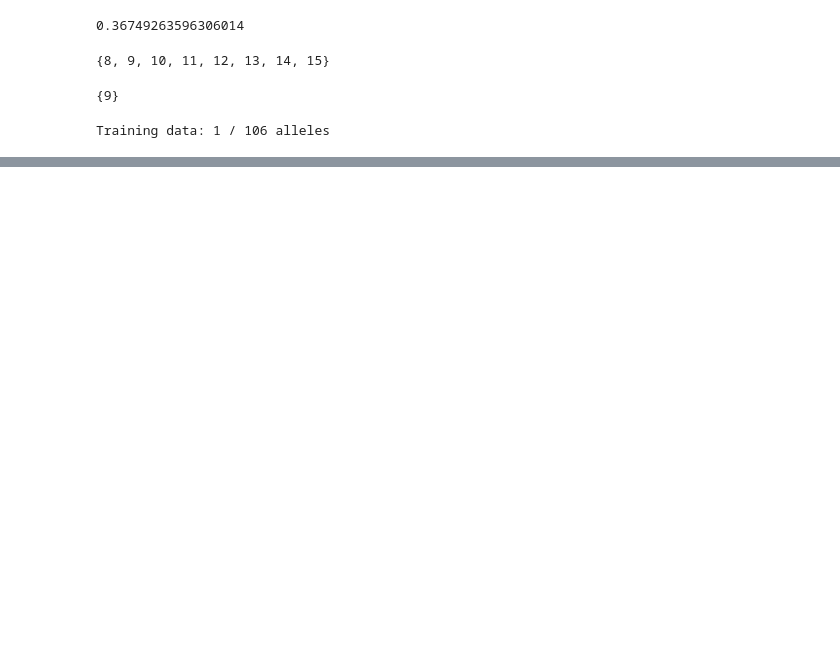
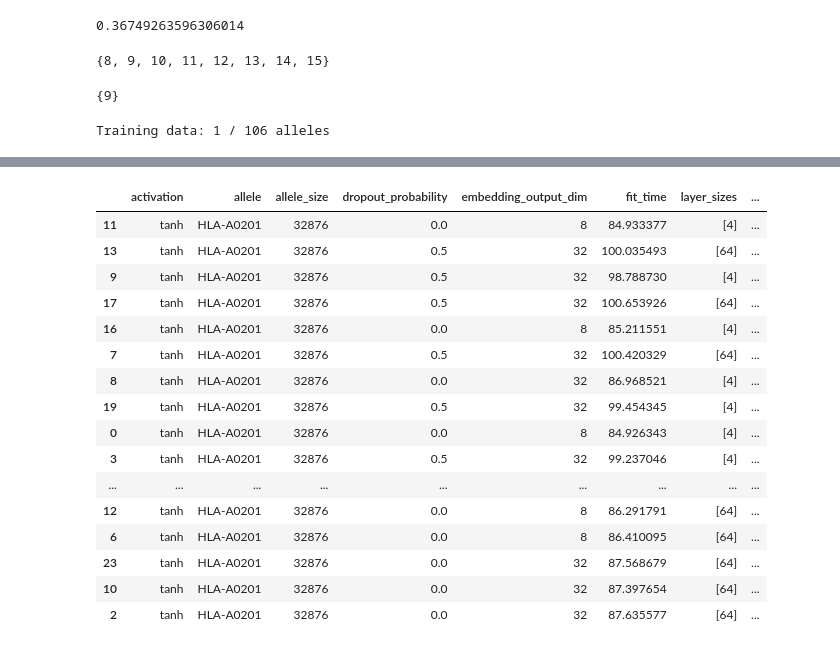
Before and after one commit to hammerlab/mhcflurry-icml-compbio-2016, a Jupyter notebook: notebooks/cv.ipynb, the cells around one changed output, grey strips where cells are left out. Cells and saved outputs as stored; diff of their text form; code cells hidden in the pictures; blank space fills up the shorter version.

```diff
--- a/notebooks/cv.ipynb
+++ b/notebooks/cv.ipynb
@@ -268,3 +310,26 @@ train_data["HLA-A0201"].X_index.shape
+# %%
+cv_df["combined"] = cv_df.test_auc + cv_df.test_f1 + cv_df.test_tau
+# %%
+cv_df.sort("combined", ascending=False, inplace=True)
+cv_df
+# %% [output]
+|  | activation | allele | allele_size | dropout_probability | embedding_output_dim | fit_time | layer_sizes | ... |
+| 11 | tanh | HLA-A0201 | 32876 | 0.0 | 8 | 84.933377 | [4] | ... |
+| 13 | tanh | HLA-A0201 | 32876 | 0.5 | 32 | 100.035493 | [64] | ... |
+| 9 | tanh | HLA-A0201 | 32876 | 0.5 | 32 | 98.788730 | [4] | ... |
+| 17 | tanh | HLA-A0201 | 32876 | 0.5 | 32 | 100.653926 | [64] | ... |
+| 16 | tanh | HLA-A0201 | 32876 | 0.0 | 8 | 85.211551 | [4] | ... |
+| 7 | tanh | HLA-A0201 | 32876 | 0.5 | 32 | 100.420329 | [64] | ... |
+| 8 | tanh | HLA-A0201 | 32876 | 0.0 | 32 | 86.968521 | [4] | ... |
+| 19 | tanh | HLA-A0201 | 32876 | 0.5 | 32 | 99.454345 | [4] | ... |
+| 0 | tanh | HLA-A0201 | 32876 | 0.0 | 8 | 84.926343 | [4] | ... |
+| 3 | tanh | HLA-A0201 | 32876 | 0.5 | 32 | 99.237046 | [4] | ... |
+| ... | ... | ... | ... | ... | ... | ... | ... | ... |
+| 12 | tanh | HLA-A0201 | 32876 | 0.0 | 8 | 86.291791 | [64] | ... |
+| 6 | tanh | HLA-A0201 | 32876 | 0.0 | 8 | 86.410095 | [64] | ... |
+| 23 | tanh | HLA-A0201 | 32876 | 0.0 | 32 | 87.568679 | [64] | ... |
+| 10 | tanh | HLA-A0201 | 32876 | 0.0 | 32 | 87.397654 | [64] | ... |
+| 2 | tanh | HLA-A0201 | 32876 | 0.0 | 32 | 87.635577 | [64] | ... |
 # %%
 cv_df = pandas.DataFrame(cv_df)
 cv_df["layer0_size"] = [x[0] for x in cv_df.layer_sizes]
```
Also changed, not shown: parts of 7 cells of this notebook, 1 other file.
